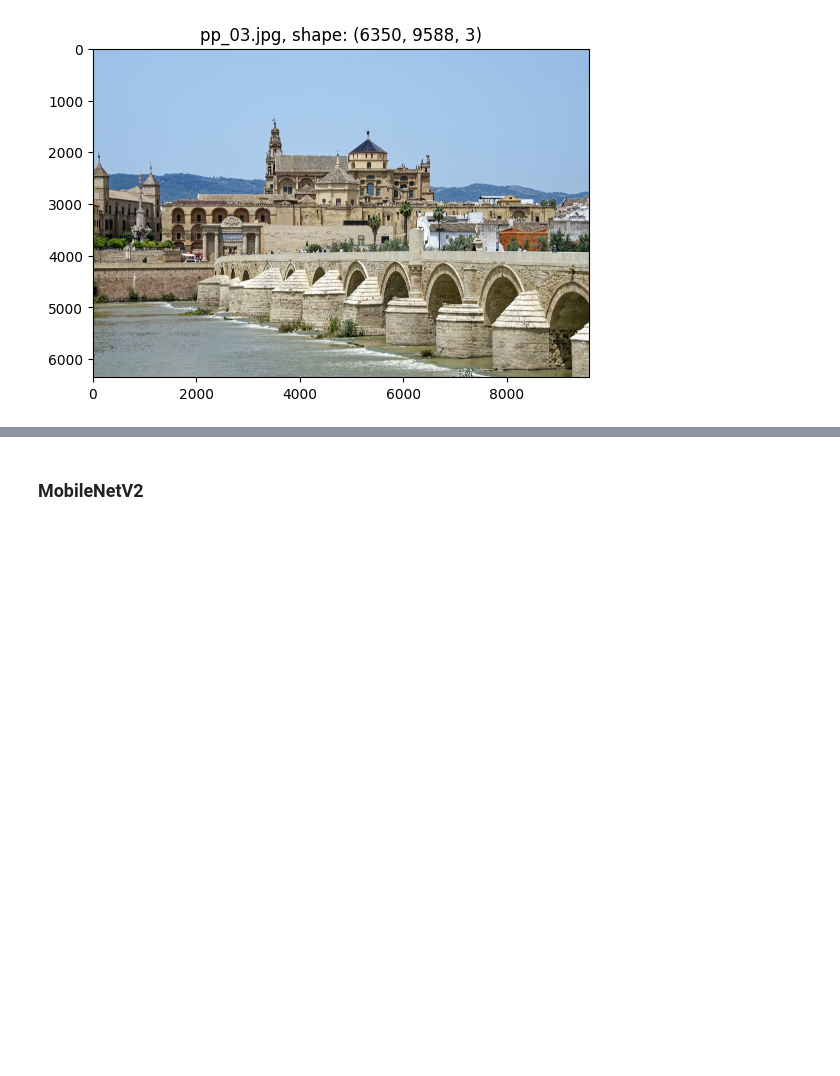
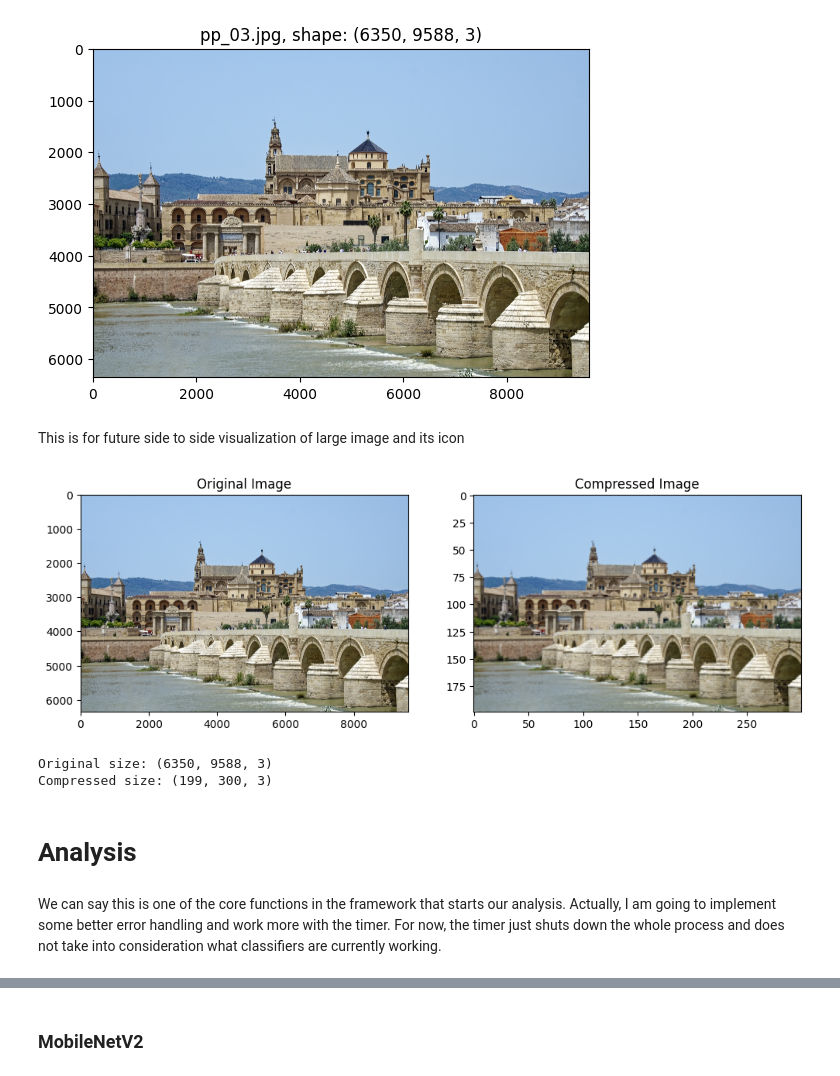
Before and after one commit to Todmount/wicca, a Jupyter notebook: demo.ipynb, the cells around one changed output, grey strips where cells are left out. Saved outputs shown, nothing was run; the diff lists cells and outputs as text; code cells hidden in the pictures; blank space fills up the shorter version.

```diff
--- a/demo.ipynb
+++ b/demo.ipynb
@@ -49,3 +63,33 @@ plt.title(f'{name}, shape: {sample.shape}')
 # %% [output]
 Text(0.5, 1.0, 'pp_03.jpg, shape: (6350, 9588, 3)')
 [figure]
+# %% [markdown]
+This is for future side to side visualization of large image and its icon
+# %%
+def show_image_n_icon(image):
+    # Load a sample image before and after Haar compression
+
+    # image_path = "data/orig/pp_00.jpg"
+    # original = load_image(image_path)
+    original = image
+    # coder = HaarCoder()
+    compressed = coder.get_small_copy(
+        image=original,
+        transform_depth=5
+    )
+    # Display original vs. compressed
+    fig, axes = plt.subplots(1, 2, figsize=(12, 8))
+    axes[0].imshow(original), axes[0].set_title("Original Image")
+    axes[1].imshow(compressed), axes[1].set_title("Compressed Image")
+    plt.show()
+    # Print image statistics
+    print(f"Original size: {original.shape}")
+    print(f"Compressed size: {compressed.shape}")
+
+show_image_n_icon(sample)
+# %% [output]
+[figure, added]
+Original size: (6350, 9588, 3)
+Compressed size: (199, 300, 3)
+# %% [markdown]
+# Analysis
@@ -51,0 +107,3 @@ Text(0.5, 1.0, 'pp_03.jpg, shape: (6350, 9588, 3)')
+# %% [markdown]
+We can say this is one of the core functions in the framework that starts our analysis.
+Actually, I am going to implement some better error handling and work more with the timer. For now, the timer just shuts down the whole process and does not take into consideration what classifiers are currently working.
```
Also changed, not shown: parts of 16 cells of this notebook.
